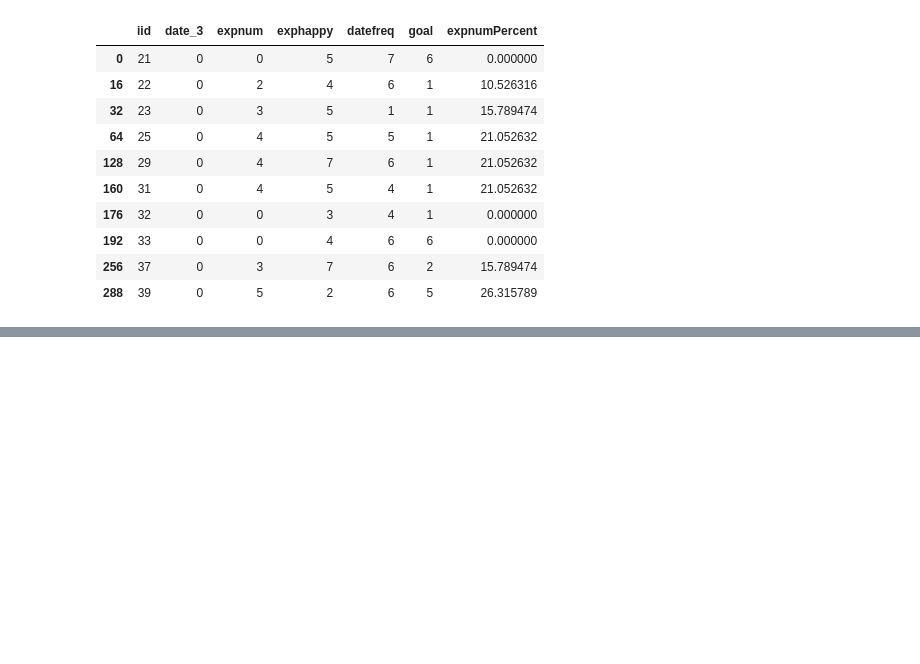
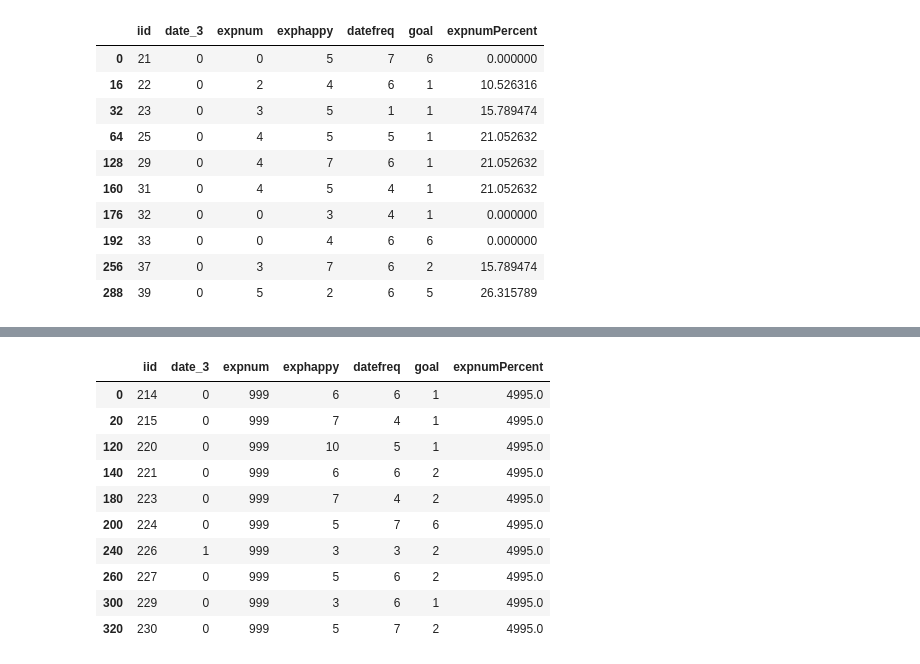
Before and after one commit to lmodenbach/web-design-challenge, a Jupyter notebook: DatingSuccessAnalysis.ipynb, the cells around one changed output, grey strips where cells are left out. Drawn from its saved outputs; the diff is of its cells as text; code cells hidden in the pictures; blank space fills up the shorter version.

```diff
--- a/DatingSuccessAnalysis.ipynb
+++ b/DatingSuccessAnalysis.ipynb
@@ -68,0 +268,18 @@ wave1_df.head(10)
+# %%
+wave18_df = pd.DataFrame(pd.read_excel("Resources/SpeedDatingData.xlsm", "Wave 18"))
+wave18_df.drop_duplicates(inplace=True)
+wave18_df["expnumPercent"] = (wave18_df["expnum"]/wave18_df["iid"].count())*100
+wave18_df = wave18_df[wave18_df.date_3 != 999]
+wave18_df.head(10)
+# %% [output]
+|  | iid | date_3 | expnum | exphappy | datefreq | goal | expnumPercent |
+| 0 | 214 | 0 | 999 | 6 | 6 | 1 | 4995.0 |
+| 20 | 215 | 0 | 999 | 7 | 4 | 1 | 4995.0 |
+| 120 | 220 | 0 | 999 | 10 | 5 | 1 | 4995.0 |
+| 140 | 221 | 0 | 999 | 6 | 6 | 2 | 4995.0 |
+| 180 | 223 | 0 | 999 | 7 | 4 | 2 | 4995.0 |
+| 200 | 224 | 0 | 999 | 5 | 7 | 6 | 4995.0 |
+| 240 | 226 | 1 | 999 | 3 | 3 | 2 | 4995.0 |
+| 260 | 227 | 0 | 999 | 5 | 6 | 2 | 4995.0 |
+| 300 | 229 | 0 | 999 | 3 | 6 | 1 | 4995.0 |
+| 320 | 230 | 0 | 999 | 5 | 7 | 2 | 4995.0 |
```
Also changed, not shown: parts of 38 cells of this notebook.
